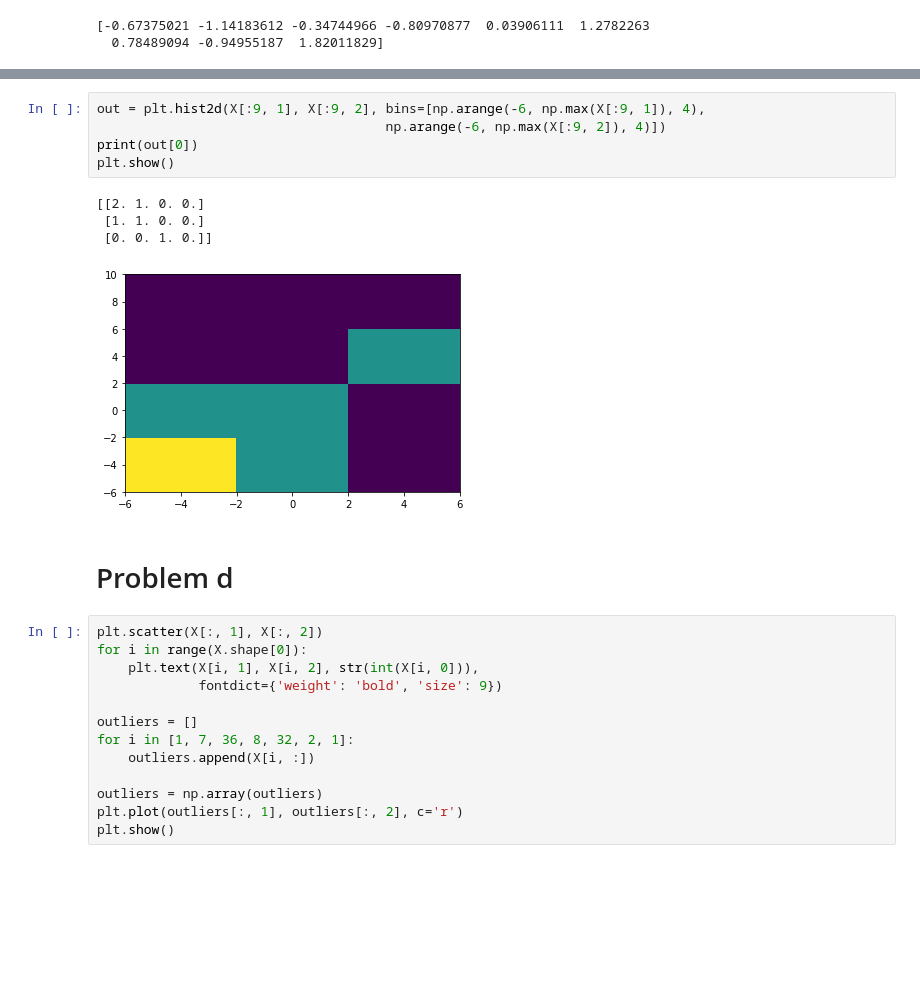
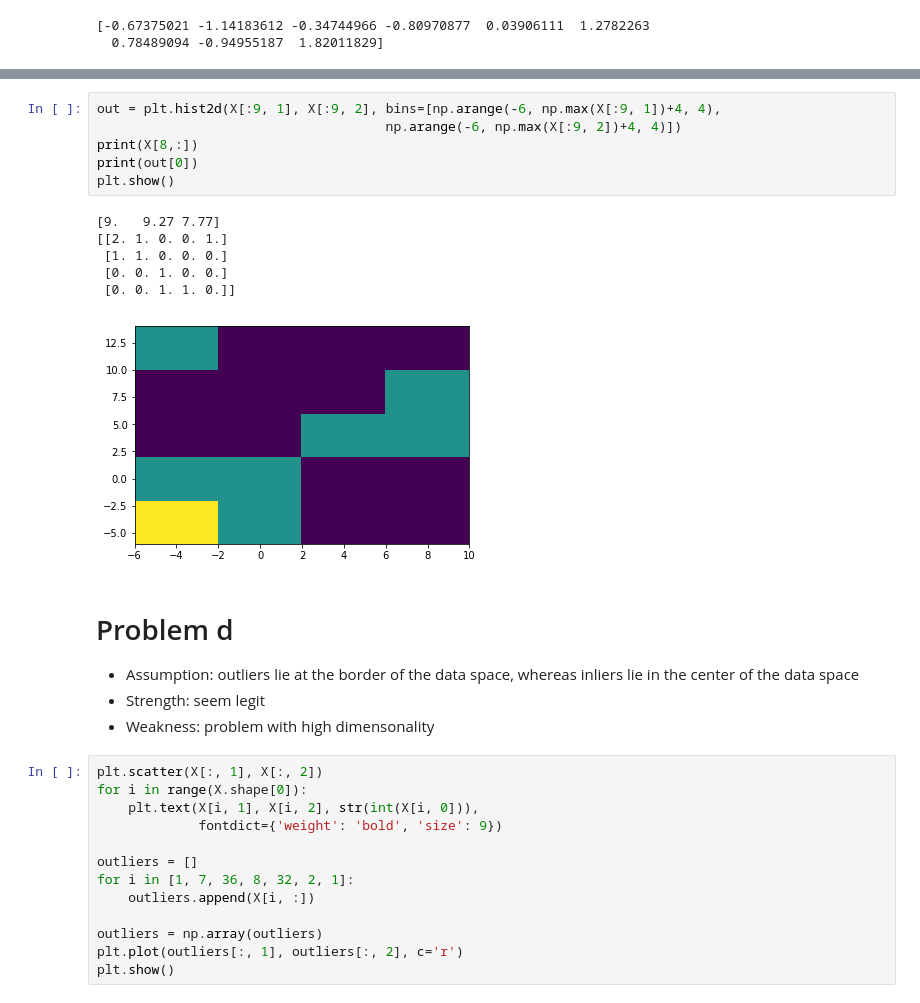
Before and after one commit to envil/algorithmic-data-analysis-uef-2019, a Jupyter notebook: ex7/ex7.ipynb, the cells around one changed output, grey strips where cells are left out. Saved outputs shown, nothing was run; the diff lists cells and outputs as text; blank space fills up the shorter version.

```diff
--- a/ex7/ex7.ipynb
+++ b/ex7/ex7.ipynb
@@ -71,15 +94,22 @@ print(zScores)
 # %%
-out = plt.hist2d(X[:9, 1], X[:9, 2], bins=[np.arange(-6, np.max(X[:9, 1]), 4),
-                                     np.arange(-6, np.max(X[:9, 2]), 4)])
+out = plt.hist2d(X[:9, 1], X[:9, 2], bins=[np.arange(-6, np.max(X[:9, 1])+4, 4),
+                                     np.arange(-6, np.max(X[:9, 2])+4, 4)])
+print(X[8,:])
 print(out[0])
 plt.show()
 # %% [output]
-[[2. 1. 0. 0.]
- [1. 1. 0. 0.]
- [0. 0. 1. 0.]]
+[9.   9.27 7.77]
+[[2. 1. 0. 0. 1.]
+ [1. 1. 0. 0. 0.]
+ [0. 0. 1. 0. 0.]
+ [0. 0. 1. 1. 0.]]
-[figure, old version]
+[figure, new version]
-# %% [markdown]
-# Problem d
+# %% [markdown]
+# Problem d
+
+- Assumption: outliers lie at the border of the data space, whereas inliers lie in the center of the data space
+- Strength: seem legit
+- Weakness: problem with high dimensonality
 # %%
 plt.scatter(X[:, 1], X[:, 2])
 for i in range(X.shape[0]):
```
Also changed, not shown: parts of 17 cells of this notebook.
